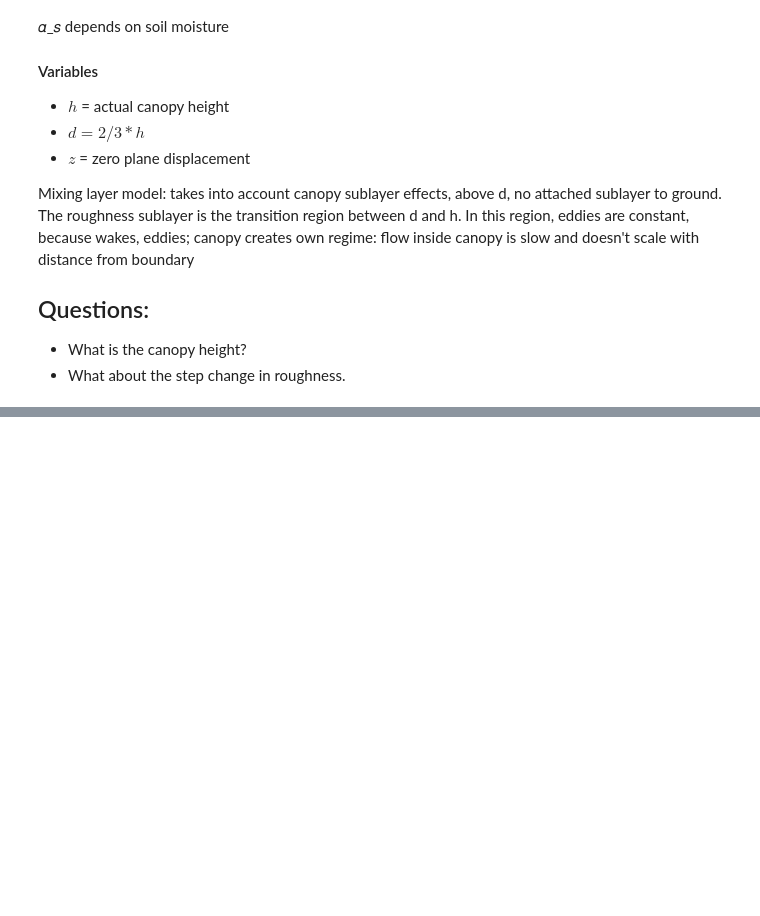
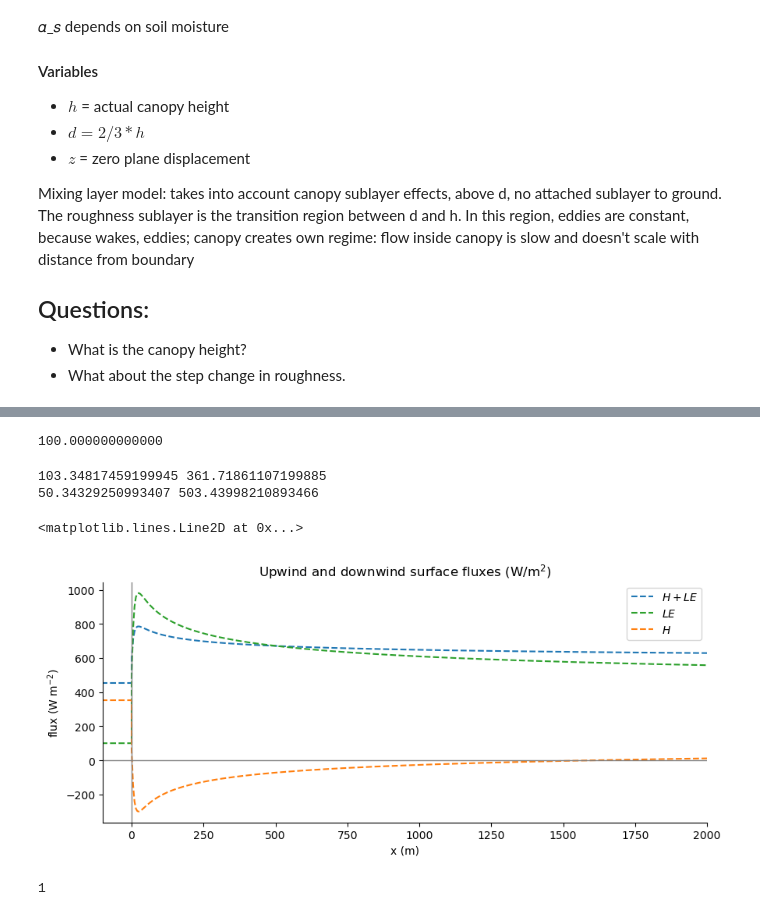
Before and after one commit to octavia-crompton/suttons-problem, a Jupyter notebook: notebooks/Baldocchi - 1995 - advection with figures.ipynb, the cells around one changed output, grey strips where cells are left out. Saved outputs shown, nothing was run; the diff lists cells and outputs as text; code cells hidden in the pictures; blank space fills up the shorter version.

```diff
--- a/notebooks/Baldocchi - 1995 - advection with figures.ipynb
+++ b/notebooks/Baldocchi - 1995 - advection with figures.ipynb
@@ -279,6 +279,8 @@ def get_params(fallow_fraction = 0.5, fallow_length = 1000,
         'adj_grid' : adj_grid
     }
     Ubar_4 = 3.76
+    Ubar_4 = 3.76*2
+
     ustar_f = 0.4*Ubar_4/np.log(4/zom_f)    # Friction velocity (m/s)
     ustar_c = 0.4*Ubar_4/np.log(4/zom_c)
 
@@ -566,11 +576,12 @@ Rn_c = (1 - alpha_c)*SW  + LW_in_c - LW_out_c
 # %%
-params = get_params(T_sc = float(T_sc), T_sf = float(T_sf),
-                    Q_c = float(Q_c), Q_f = float(Q_f),
+params = get_params(T_sc = T_sc, T_sf = T_sf,
+                    Q_c = Q_c, Q_f = Q_f,
                     T_a = T_a, Q_a = Q_a, SW_in = SW,
                     e_f = epsilon_f,
                     e_c = epsilon_c,
                     e_a = epsilon_a,
                     alpha_f = float(alpha_f), alpha_c = float(alpha_c))
+# TODO: write pretty print statement for params, includng which defaults overwritten
 # %%
 T_uniform, FluxT_uniform = uniform_T(params)
 Q_uniform, FluxQ_uniform = uniform_Q(params)
@@ -579,6 +590,8 @@ SH = FluxT_uniform*1005*1.2
 LE = FluxQ_uniform*2.5*1e6/1000
 FluxTotal = SH + LE
 # %%
+# TODO: comment and explain code here
+
 def get_upwind_fluxQ(params):
     """
     """
@@ -591,7 +604,6 @@ def get_upwind_fluxQ(params):
     h = params['h']
     nx = params['nx']
     lm_option = params['lm_option']
-    adj_grid = params['adj_grid']
 
     z = np.arange(params['zmin'] + params['dz'], params['zmax'] + params['dz'],
                   params['dz'])
@@ -609,9 +621,6 @@ def get_upwind_fluxQ(params):
 
     A = lm * ustar
 
-    if adj_grid == 1:
-        dQdz = dQdz*zc/z
-
     FluxQ_upwind = - A * dQdz
     return Qup, FluxQ_upwind
 
@@ -626,7 +635,6 @@ def get_upwind_fluxT(params):
     zoh = params['zom_f']/5
     h = params['h']
     lm_option = params['lm_option']
-    adj_grid = params['adj_grid']
 
     z = np.arange(params['zmin'] + params['dz'], params['zmax'] + params['dz'],
                   params['dz'])
@@ -655,37 +663,45 @@ def get_upwind_fluxT(params):
 
 Qup, FluxQ_upwind = get_upwind_fluxQ(params)
 Tup, FluxT_upwind = get_upwind_fluxT(params)
+# %% [output]
+100.000000000000
 # %%
 level = 5
 plt.figure(figsize = (10, 4 ))
 ax = plt.gca()
 
 x = np.arange(params['xmin'], params['xmax'] + params['dx'], params['dx'])
 xx = np.concatenate([-np.flip(x),x])
 
 FluxTotal_upwind = FluxQ_upwind[level]*np.ones_like(x)*2.260*1e6/1000 + \
             FluxT_upwind[level]*np.ones_like(x)*1005*1.2
 
 FluxTotal_ = np.concatenate([FluxTotal_upwind, FluxTotal[:, level]])
 
 ax.plot(xx, FluxTotal_,  c='C0', ls='--', label='$H + LE$')
 
 FluxQ = np.concatenate([ FluxQ_upwind[level]*np.ones_like(x), FluxQ_uniform[:, level]])
 ax.plot(xx, FluxQ*2.260*1e6/1000, ls='--', c='C2', label="$LE$")
 
 FluxT = np.concatenate([FluxT_upwind[level]*np.ones_like(x), FluxT_uniform[:,level]])
 ax.plot(xx, FluxT*1005*1.2, c='C1', ls='--', label="$H$")
 ax.legend()
 ax.set_xlabel("x (m)")
 ax.set_ylabel("flux (W m$^{-2}$)")
 ax.set_title("Upwind and downwind surface fluxes (W/m$^2$)")
 ax.spines['top'].set_visible(False)
 ax.spines['right'].set_visible(False)
 
 level = 2
 print(FluxQ_upwind[level]*2260, FluxT_upwind[level]*1005*1.2)
 print(FluxT_uniform[-1, level]*1005*1.2, FluxQ_uniform[-1, level]*2260)
 
 ax.set_xlim(-100, 2000)
 
-ax.axhline(0)
+ax.axvline(0, c = 'grey', lw = 1)
+ax.axhline(0, c = 'grey', lw = 1)
+# %% [output]
+103.34817459199945 361.71861107199885
+50.34329250993407 503.43998210893466
+<matplotlib.lines.Line2D at 0x...>
+[figure, added]
@@ -695,8 +710,10 @@ LE_c
 import pandas as pd
 fig6data = pd.read_csv('../data/baldocchi1995/baldocchi1995_fig6.csv')
 # %%
-ground = params['h']*2/3
+ground = params['h']*2/3 # d, height of the ground ?
 params['h']
+# %% [output]
+1
 # %%
 params['h'] = 2
 z = np.arange(params['zmin'] + params['dz'], params['zmax'] + params['dz'], params['dz'])
```
Also changed, not shown: parts of 11 cells of this notebook, 3 other files.
